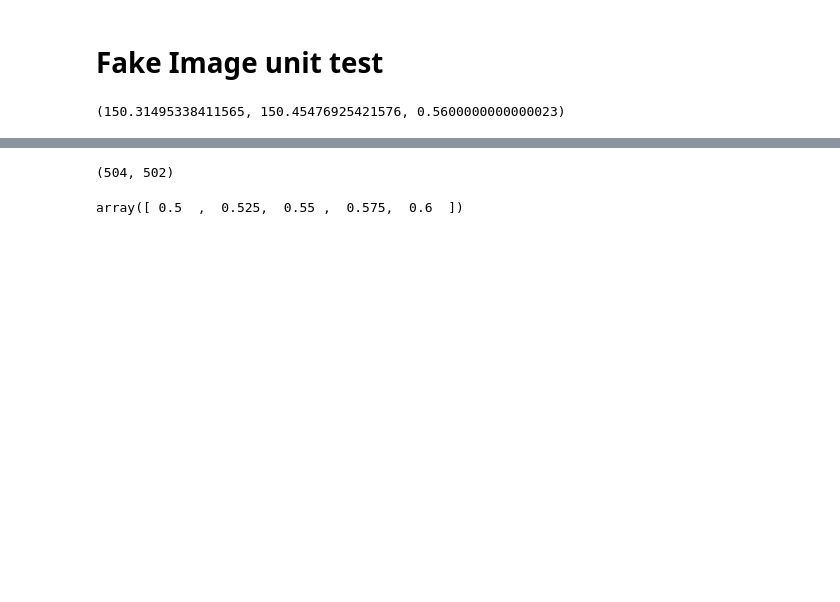
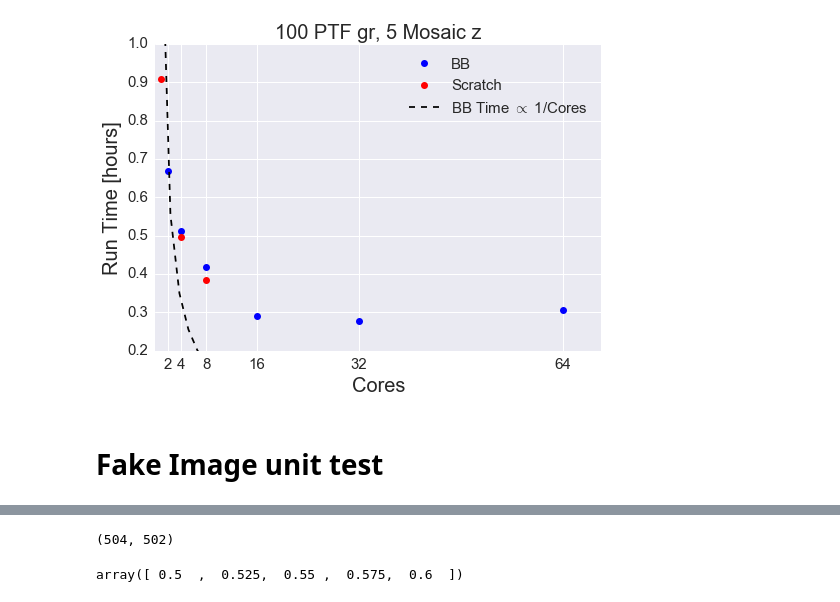
Before and after one commit to kaylanb/thesis_code, a Jupyter notebook: Testing.ipynb, the cells around one changed output, grey strips where cells are left out. Cells and saved outputs as stored; diff of their text form; code cells hidden in the pictures; blank space fills up the shorter version.

```diff
--- a/Testing.ipynb
+++ b/Testing.ipynb
@@ -14,0 +17,21 @@ import plots
+# %%
+def hms2s(hms_list):
+        new_list=[]
+        for hms in hms_list:
+            temp=np.array(hms.split(':')).astype(int)
+            new_list.append( temp[0]*3600+temp[1]*60+temp[2] )
+        return np.array(new_list).astype(int)
+
+class Timing(object):
+    def __init__(self,fn):
+        self.cores,self.wh,self.nptf=np.loadtxt(fn,dtype=int,usecols=(1,2,3),unpack=True)
+        self.disk=np.loadtxt(fn,dtype=str,usecols=(0,),unpack=True)
+        start,end=np.loadtxt(fn,dtype=str,usecols=(4,5),unpack=True)
+        start,end= hms2s(start),hms2s(end)
+        self.runtime= end-start
+    def scaling(self,x1,y1,xvals):
+        '''y \propto 1/x'''
+        x2,y2= 2.*x1,y1/2.
+        coeff= (y2-y1)/(1./x2-1./x1)
+        inter= y1-coeff/x1
+        return coeff/xvals +inter
@@ -15,3 +67,27 @@ import plots
+# %%
+bb=Timing('timing_bb.txt')
+scr=Timing('timing_scratch.txt')
+#
+lab_args=dict(fontsize=20)
+leg_args=dict(fontsize=15)
+tick_args=dict(labelsize=15)
+fig,ax=plt.subplots()
+ax.plot(bb.cores,bb.runtime/3600.,'bo',label='BB')
+ax.plot(scr.cores,scr.runtime/3600.,'ro',label='Scratch')
+ax.set_ylim(ax.get_ylim())
+ax.set_xlim(ax.get_xlim())
+ax.set_xticks(x)
+xvals=np.linspace(1,70)
+x1,y1=bb.cores[0],bb.runtime[0]/3600.
+ax.plot(xvals,bb.scaling(x1,y1,xvals),'k--',label=r'BB Time $\propto$ 1/Cores')
+ax.set_title("100 PTF gr, 5 Mosaic z",**lab_args)
+ax.set_xlabel('Cores',**lab_args)
+ax.set_ylabel('Run Time [hours]',**lab_args)
+ax.legend(loc=0,**leg_args)
+ax.tick_params(axis='both', which='major', **tick_args)
+plt.savefig('tractor_timing.png',dpi=100)
+# %% [output]
+[figure, added]
 # %% [markdown]
  # Fake Image unit test
 # %%
@@ -20,8 +96,3 @@ cat=tractor_cat('../tractor_cat_ptf/100g100R/tractor-custom-150385p02200.fits')
 cat['ra'].min(),cat['ra'].max(),np.around?
 # %%
 cat['ra'].min(),cat['ra'].max(),np.around
-# %%
-dx=0.1
-cat['ra'].min()-dx,cat['ra'].max()+dx
-# %% [output]
-(150.31495338411565, 150.45476925421576, 0.5600000000000023)
```
Also changed, not shown: parts of 6 cells of this notebook, 1 other file.
